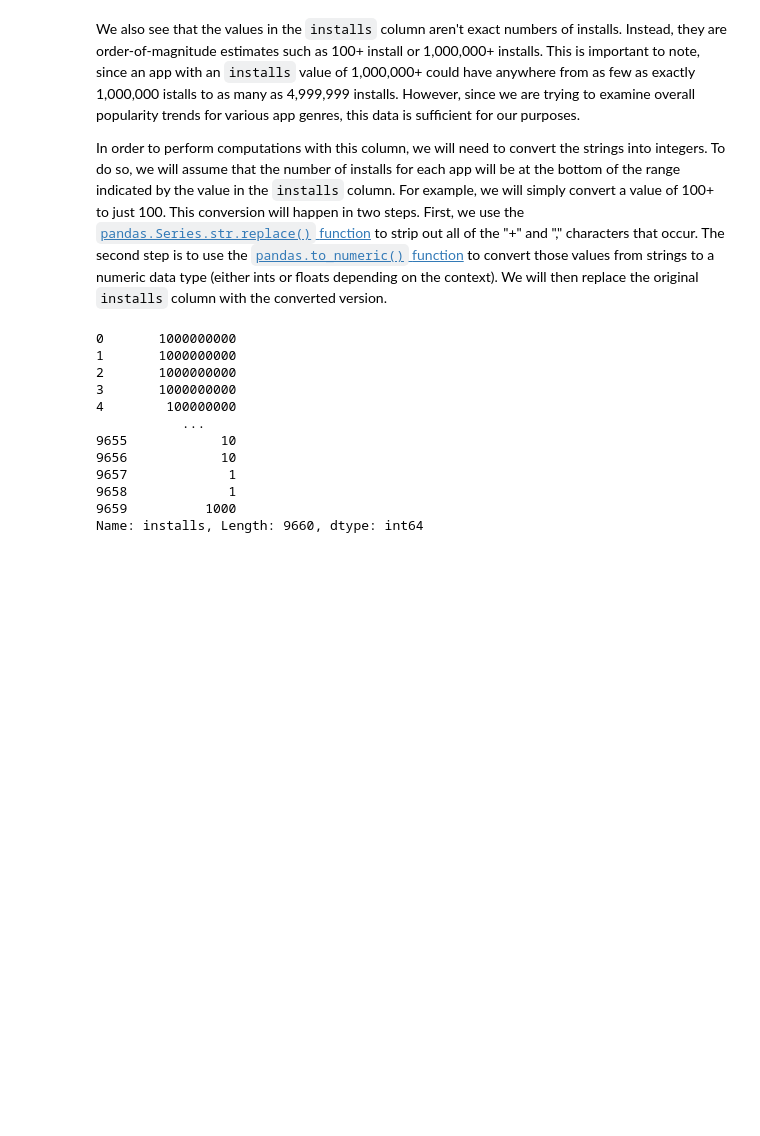
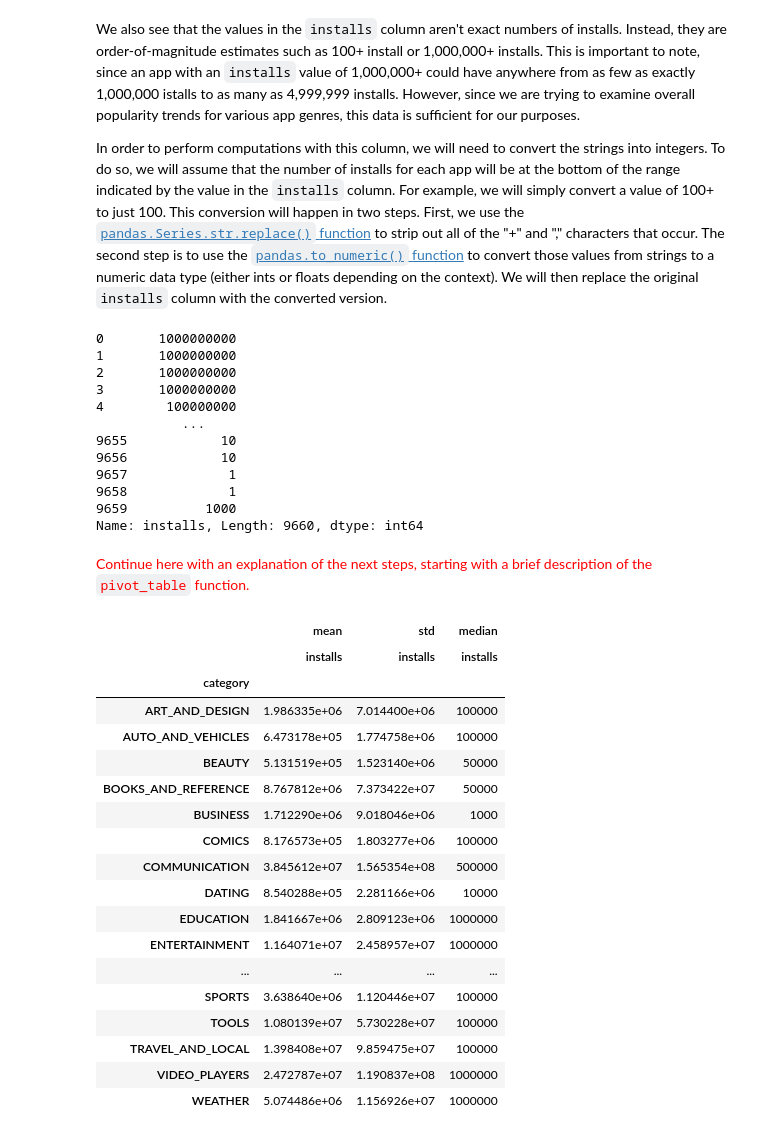
Before and after one commit to kstratto/DataQuest, a Jupyter notebook: Guided Project_ Profitable App Profiles for the App Store and Google Play Markets/DataQuest - Profitable App Profiles.ipynb, the cells around one changed output. Drawn from its saved outputs; the diff is of its cells as text; code cells hidden in the pictures; blank space fills up the shorter version.

Commit message:
Update section - Profitable App Profiles
Update section about analyzing the most popular Android apps by genre.

```diff
--- a/Guided Project_ Profitable App Profiles for the App Store and Google Play Markets/DataQuest - Profitable App Profiles.ipynb
+++ b/Guided Project_ Profitable App Profiles for the App Store and Google Play Markets/DataQuest - Profitable App Profiles.ipynb
@@ -403,3 +403,27 @@ android_apps["installs"]
 9658             1
 9659          1000
 Name: installs, Length: 9660, dtype: int64
+# %% [markdown]
+<font color="red">Continue here with an explanation of the next steps, starting with a brief description of the `pivot_table` function.</font>
+# %%
+android_apps.loc[android_english_free_mask, :].pivot_table(values = "installs", index = "category", aggfunc = [np.mean, np.std, np.median])
+# %% [output]
+|  | mean | std | median |
+|  | installs | installs | installs |
+| category |  |  |  |
+| ART_AND_DESIGN | 1.986335e+06 | 7.014400e+06 | 100000 |
+| AUTO_AND_VEHICLES | 6.473178e+05 | 1.774758e+06 | 100000 |
+| BEAUTY | 5.131519e+05 | 1.523140e+06 | 50000 |
+| BOOKS_AND_REFERENCE | 8.767812e+06 | 7.373422e+07 | 50000 |
+| BUSINESS | 1.712290e+06 | 9.018046e+06 | 1000 |
+| COMICS | 8.176573e+05 | 1.803277e+06 | 100000 |
+| COMMUNICATION | 3.845612e+07 | 1.565354e+08 | 500000 |
+| DATING | 8.540288e+05 | 2.281166e+06 | 10000 |
+| EDUCATION | 1.841667e+06 | 2.809123e+06 | 1000000 |
+| ENTERTAINMENT | 1.164071e+07 | 2.458957e+07 | 1000000 |
+| ... | ... | ... | ... |
+| SPORTS | 3.638640e+06 | 1.120446e+07 | 100000 |
+| TOOLS | 1.080139e+07 | 5.730228e+07 | 100000 |
+| TRAVEL_AND_LOCAL | 1.398408e+07 | 9.859475e+07 | 100000 |
+| VIDEO_PLAYERS | 2.472787e+07 | 1.190837e+08 | 1000000 |
+| WEATHER | 5.074486e+06 | 1.156926e+07 | 1000000 |
```
Also changed, not shown: parts of 1 cell of this notebook.
